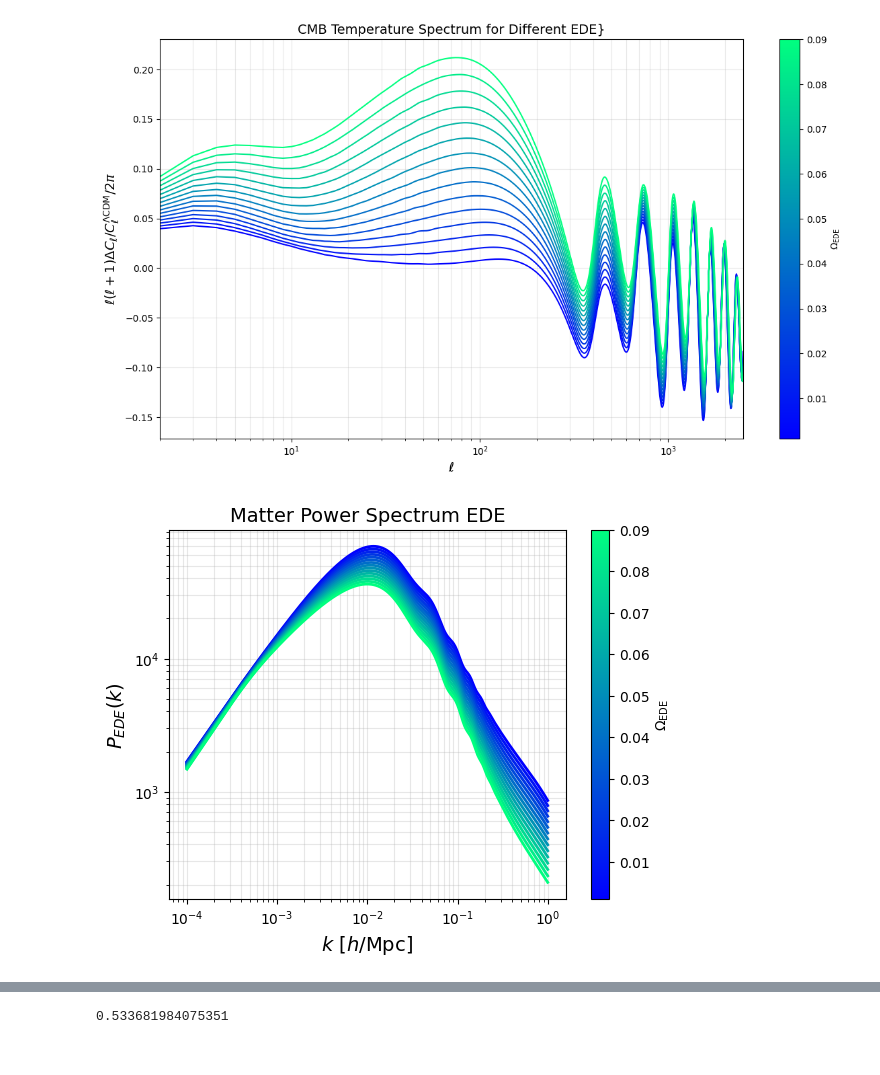
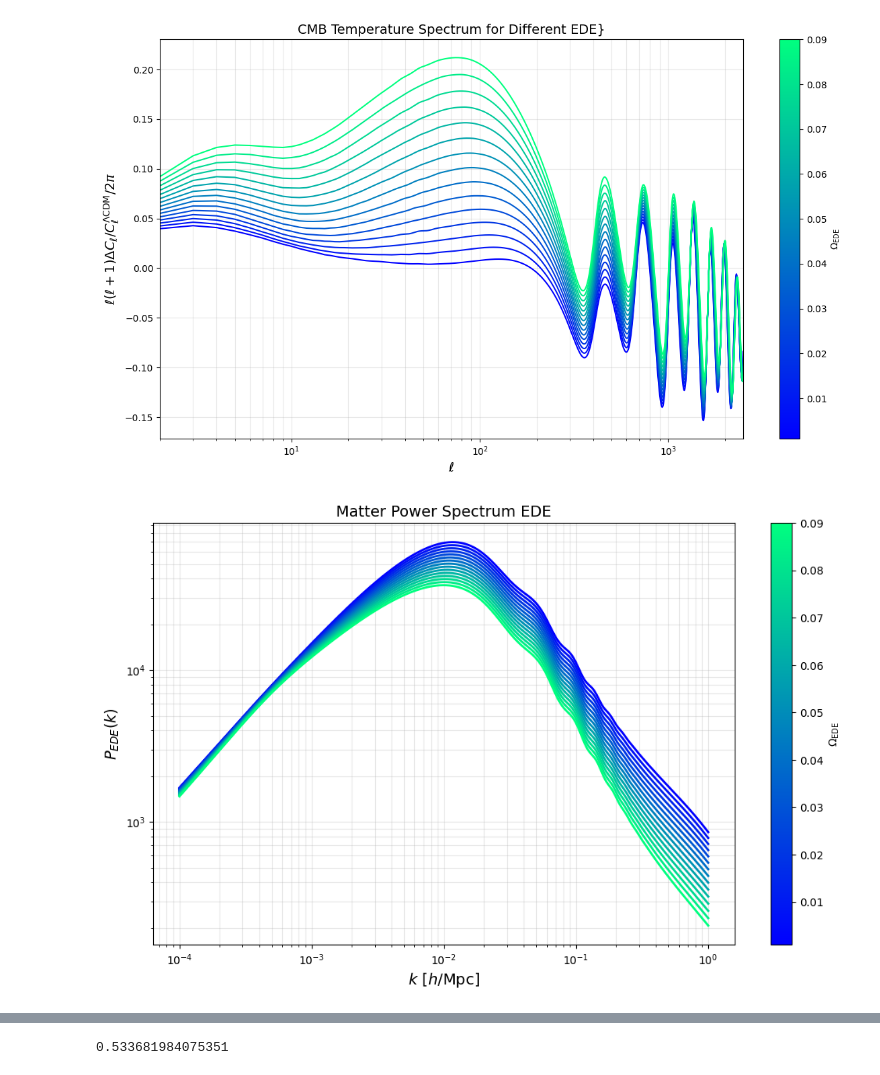
Before and after one commit to mazapataa/EDE, a Jupyter notebook: class_ede/notebooks/EDE_model.ipynb, the cells around one changed output, grey strips where cells are left out. Drawn from its saved outputs; the diff is of its cells as text; code cells hidden in the pictures.

Commit message:
fix plot

```diff
--- a/class_ede/notebooks/EDE_model.ipynb
+++ b/class_ede/notebooks/EDE_model.ipynb
@@ -158,10 +158,10 @@ z=0
 k = np.logspace(-4, 0, 500)
 pk_lcdm = np.array([cosmo_lcdm.pk(ki * h, z) for ki in k])
 # %%
-# Create figure and axis first
-fig, ax = plt.subplots()
 
-# Set log scales
+fig, ax = plt.subplots(figsize=(12, 7))
+
+
 ax.set_xscale('log')
 ax.set_yscale('log')
 
@@ -175,32 +175,32 @@ for i, Omega_ede in enumerate(Omega_ede_values):
         'n_s': 0.9660499,
         'h': h,
         'w0_fld': w0,
         'Omega_EDE': Omega_ede,
         'Omega_Lambda': 0.0,
         'gauge': 'Newtonian',
         'output': 'tCl mPk',
         'P_k_max_1/Mpc': 50.,
         'z_max_pk': 5.0,
         'k_output_values': '0.5',
         'non linear': 'halofit'
     })
      cosmo.compute()
      Pk = np.array([cosmo.pk(ki, 0) for ki in k])
      ax.plot(k,Pk, color=colors[i], lw=2)
 
 ax.set_xlabel(r'$k \,\, [h/\mathrm{Mpc}]$', fontsize=14)
 ax.set_ylabel(r'$P_{EDE}(k)$', fontsize=14)
 ax.set_title(r'Matter Power Spectrum EDE' % Omega_ede, fontsize=14)
 #ax.set_ylim(0.5,1.5)
 ax.grid(True, which="both", alpha=0.3)
 
 # Create colorbar
 norm = plt.Normalize(vmin=min(Omega_ede_values), vmax=max(Omega_ede_values))
 sm = plt.cm.ScalarMappable(cmap=cmap, norm=norm)
 sm.set_array([])
 cbar = plt.colorbar(sm, ax=ax, label=r'$\Omega_{\mathrm{EDE}}$')
 
 plt.show()
 # %% [output]
-[figure, old version]
+[figure, new version]
 # %%
```
Also changed, not shown: parts of 1 cell of this notebook.
